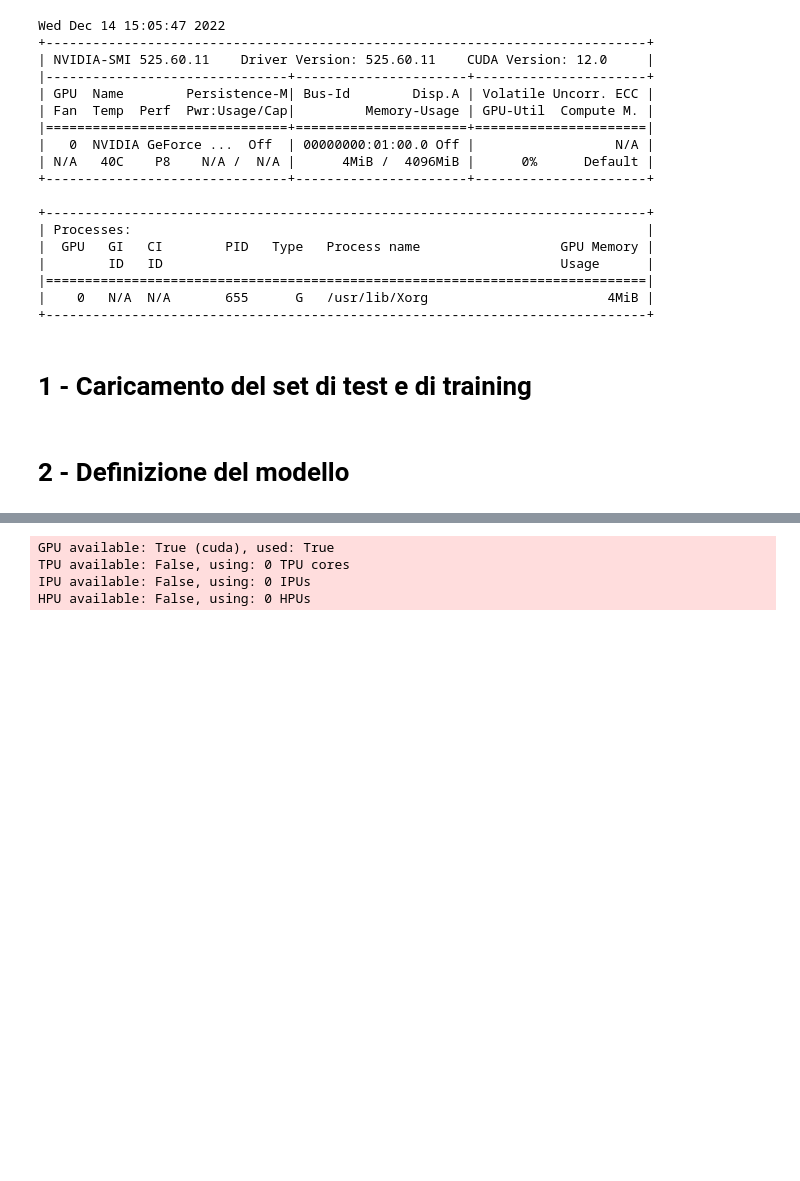
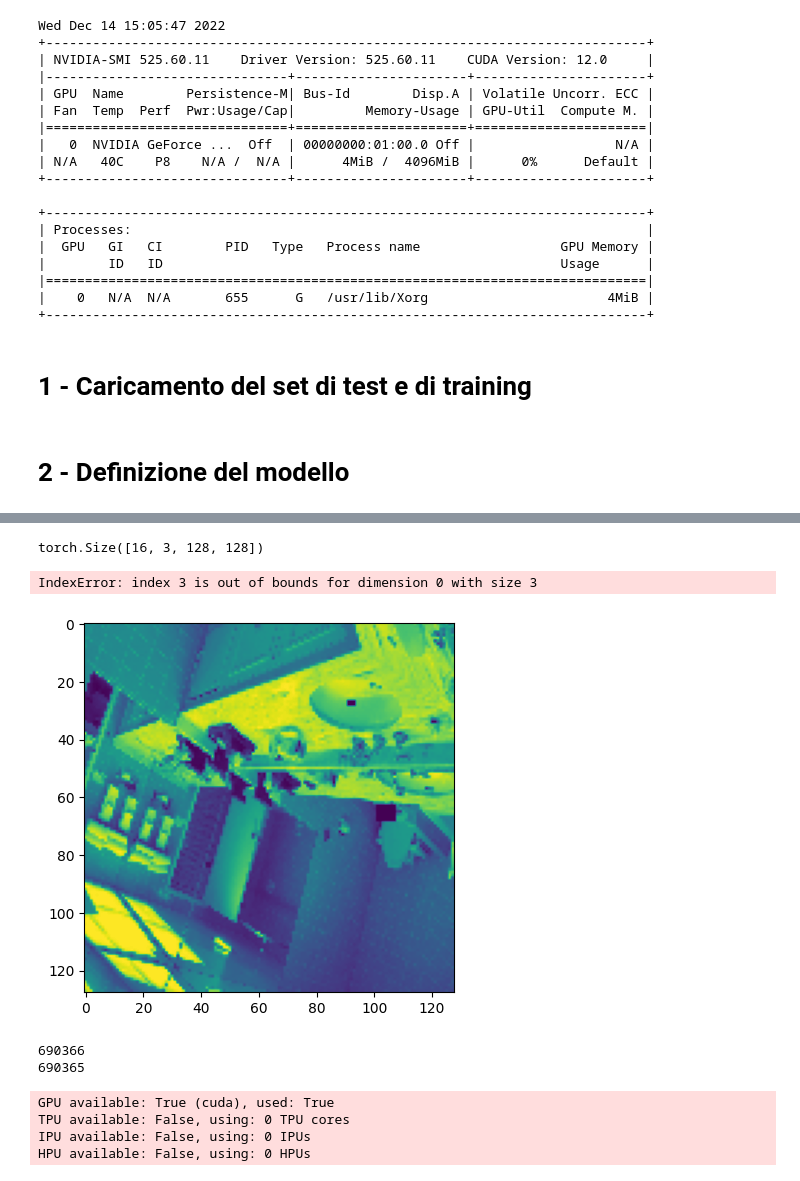
Before and after one commit to nebuchadneZZar01/HOTEL-ID_prediction, a Jupyter notebook: HOTEL-ID_prediction_model.ipynb, the cells around one changed output, grey strips where cells are left out. Drawn from its saved outputs; the diff is of its cells as text; code cells hidden in the pictures; blank space fills up the shorter version.

```diff
--- a/HOTEL-ID_prediction_model.ipynb
+++ b/HOTEL-ID_prediction_model.ipynb
@@ -143,7 +143,7 @@ val_path = os.path.join(dataset_path, 'val_images')
 import albumentations as A
 import albumentations.pytorch as APT
 
-IMG_SIZE = 512
+IMG_SIZE = 128
 
 occlusion_transform = A.CoarseDropout(p=1, max_holes=1, min_height=IMG_SIZE//4, max_height=IMG_SIZE//2,
                                       min_width=IMG_SIZE//4, max_width=IMG_SIZE//2, fill_value=(255, 0, 0))
@@ -188,13 +188,14 @@ class HotelDataset:
             image_path = os.path.join(self.data_path,record['image_id'])
 
         image = np.array(Image.open(image_path)).astype(np.uint8)
+        label = record['hotel_id']
 
         if self.transform:
             transformed = self.transform(image=image)
             image = transformed['image']
 
         if self.train_val:
-            return image, str(record['hotel_id'])
+            return image, label
         else:
             return image
 # %% [markdown]
@@ -266,19 +338,45 @@ df_val = pd.read_csv(os.path.join(dataset_path, 'val.csv'))
 hotel_train = HotelDataset(df_train, train_transform, train_path)
 hotel_val = HotelDataset(df_val, val_transform, val_path)
 # %%
-hotel_train_loader = DataLoader(hotel_train, batch_size=8, num_workers=4, shuffle=True)
-hotel_val_loader = DataLoader(hotel_val, batch_size=8, num_workers=4)
+hotel_train_loader = DataLoader(hotel_train, batch_size=16, num_workers=8, shuffle=True)
+hotel_val_loader = DataLoader(hotel_val, batch_size=16, num_workers=8)
+
+#print(next(iter(hotel_train_loader)))
+# %%
+dataiter = next(iter(hotel_train_loader))
+images = dataiter[0]
+labels = dataiter[1]
+
+print(images.shape)
+
+for i in range(len(images)):
+    for c in range(i):
+        plt.imshow(images[i][c])
+
+print(labels)
+# %% [output]
+torch.Size([16, 3, 128, 128])
+IndexError: index 3 is out of bounds for dimension 0 with size 3
+[figure, added]
 # %%
-n_classes = df_train['hotel_id'].nunique()
+n_classes_train = df_train['hotel_id'].max()
+n_classes_val = df_val['hotel_id'].max()
+
+n_classes = max(n_classes_train, n_classes_val) + 1
+print(n_classes)
+
+print(n_classes_val.min(0))
 
 model = HotelPredictionNetwork(n_classes, 128)
 
-trainer = pl.Trainer(max_epochs=1, accelerator="gpu", devices=1, limit_val_batches=0.0)
+trainer = pl.Trainer(max_epochs=1, accelerator="gpu", devices=1)
 # %% [output]
-GPU available: True (cuda), used: True
-TPU available: False, using: 0 TPU cores
-IPU available: False, using: 0 IPUs
-HPU available: False, using: 0 HPUs
+690366
+690365
+GPU available: True (cuda), used: True
+TPU available: False, using: 0 TPU cores
+IPU available: False, using: 0 IPUs
+HPU available: False, using: 0 HPUs
 # %%
 trainer.fit(model, hotel_train_loader, hotel_val_loader)
 # %% [output]
```
Also changed, not shown: parts of 8 cells of this notebook.
